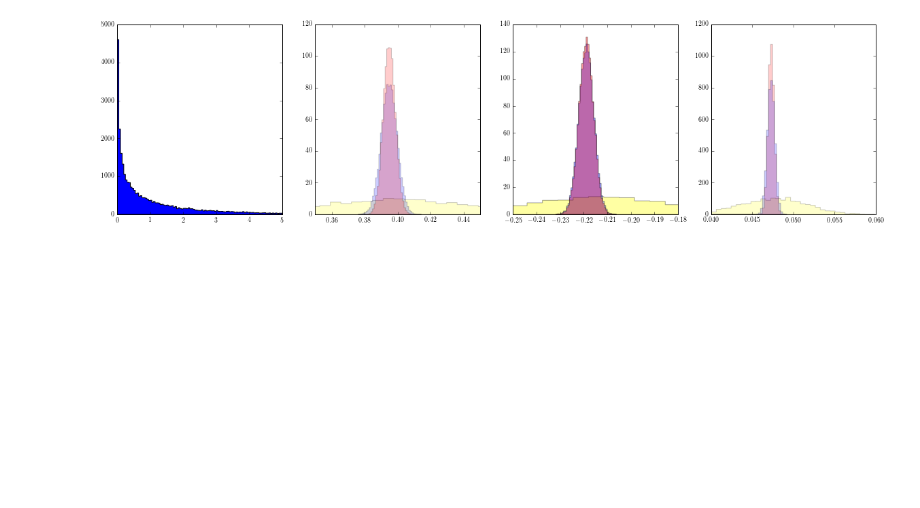
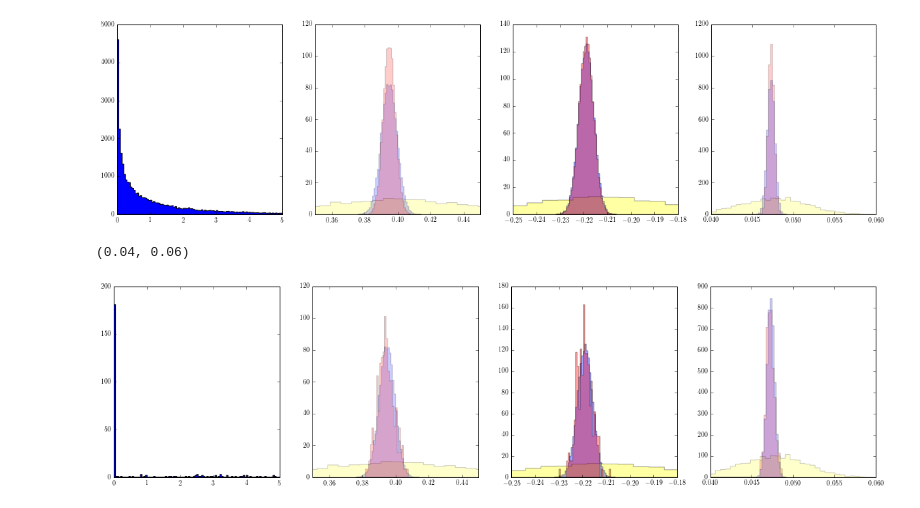
Before and after one commit to liu-tianbo/TMDs, a Jupyter notebook: analysis/analysis-new.ipynb, the cells around one changed output. Drawn from its saved outputs; the diff is of its cells as text; code cells hidden in the pictures; blank space fills up the shorter version.

```diff
--- a/analysis/analysis-new.ipynb
+++ b/analysis/analysis-new.ipynb
@@ -86,3 +86,42 @@ ax.set_xlim(0.04,0.06)
 # %% [output]
 (0.04, 0.06)
 [figure]
+# %%
+data1=get_data('scale_cov_1/f1_weight_solid_3he_pip_1.dat')
+data100=get_data('scale_cov_100_new/f100_weight_solid_3he_pip_1.dat')
+# %%
+nrows,ncols=1,4
+py.figure(figsize=(ncols*5,nrows*5))
+
+ax=py.subplot(nrows,ncols,1)
+ax.hist(data100['chi2'],range=(0,5),bins=100,histtype='stepfilled');
+
+ax=plt.subplot(nrows,ncols,2)
+ax.hist(data1['du'],histtype='stepfilled',bins=40,normed=1,facecolor='Yellow',alpha=0.2);
+ax.hist(data100['du'],histtype='stepfilled',bins=40,normed=1,facecolor='b',alpha=0.2);
+ax.hist(data100['du'],histtype='stepfilled',weights=data100['w'],bins=40,normed=1,facecolor='r',alpha=0.2)
+ax.set_xlim(0.35,0.45)
+
+ax=plt.subplot(nrows,ncols,3)
+ax.hist(data1['dd'],histtype='stepfilled',bins=40,normed=1,facecolor='Yellow',alpha=0.2);
+ax.hist(data100['dd'],histtype='stepfilled',bins=40,normed=1,facecolor='b',alpha=0.2);
+ax.hist(data100['dd'],histtype='stepfilled',weights=data100['w'],bins=40,normed=1,facecolor='r',alpha=0.2)
+ax.set_xlim(-0.25,-0.18)
+
+ax=plt.subplot(nrows,ncols,3)
+ax.hist(data1['dd'],histtype='stepfilled',bins=40,normed=1,facecolor='Yellow',alpha=0.2);
+ax.hist(data100['dd'],histtype='stepfilled',bins=40,normed=1,facecolor='b',alpha=0.2);
+ax.hist(data100['dd'],histtype='stepfilled',weights=data100['w'],bins=40,normed=1,facecolor='r',alpha=0.2)
+ax.set_xlim(-0.25,-0.18)
+
+ax=plt.subplot(nrows,ncols,4)
+ax.hist([data1['Hu'][i][5] for i in data1.index],histtype='stepfilled',bins=40,normed=1,facecolor='Yellow',alpha=0.2);
+ax.hist([data100['Hu'][i][5] for i in data100.index],weights=data100['w'],histtype='stepfilled',bins=200,normed=1,facecolor='r',alpha=0.2);
+ax.hist([data100['Hu'][i][5] for i in data100.index],histtype='stepfilled',bins=200,normed=1,facecolor='b',alpha=0.2);
+
+#ax.hist(data100['Hu'][100],histtype='stepfilled',bins=40,normed=1,facecolor='b',alpha=0.2);
+#ax.hist(data100['Hu'][100],histtype='stepfilled',weights=data['w'],bins=40,normed=1,facecolor='r',alpha=0.2)
+ax.set_xlim(0.04,0.06)
+# %% [output]
+(0.04, 0.06)
+[figure, added]
```
